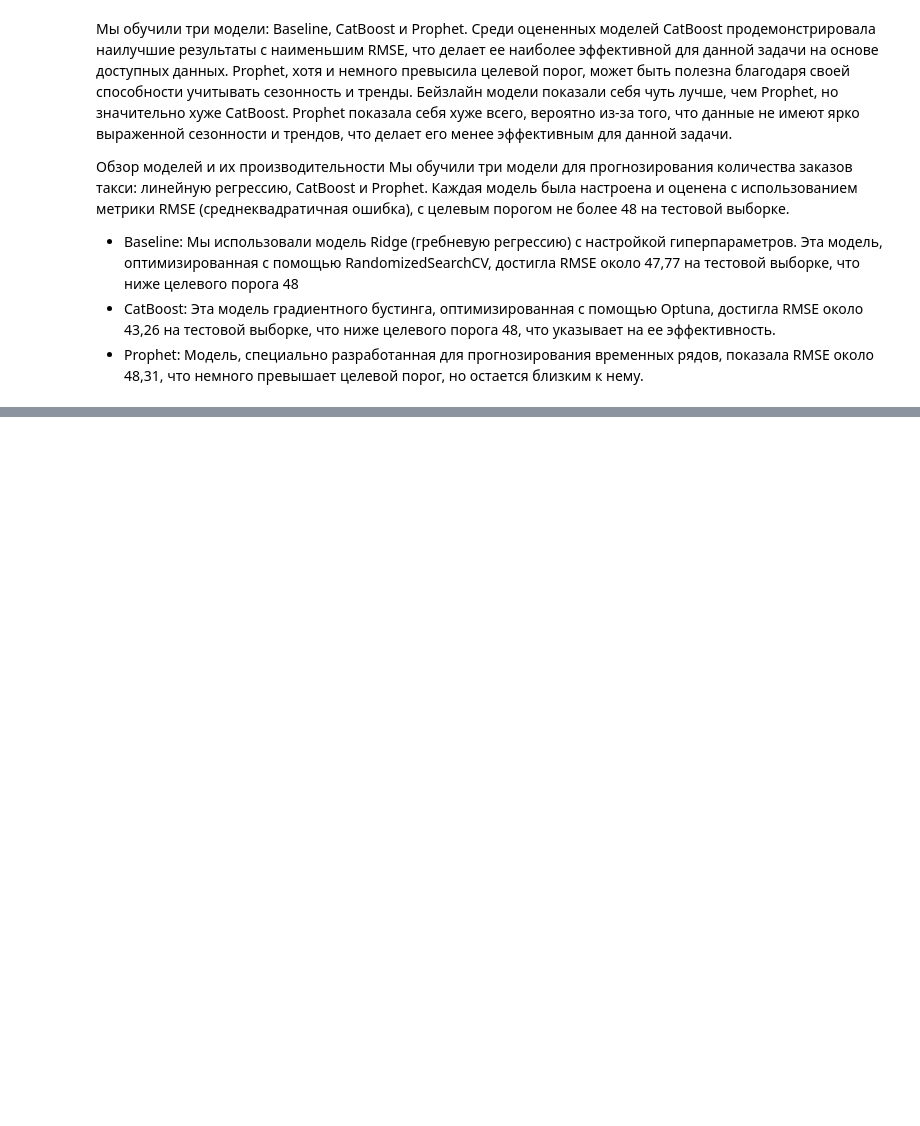
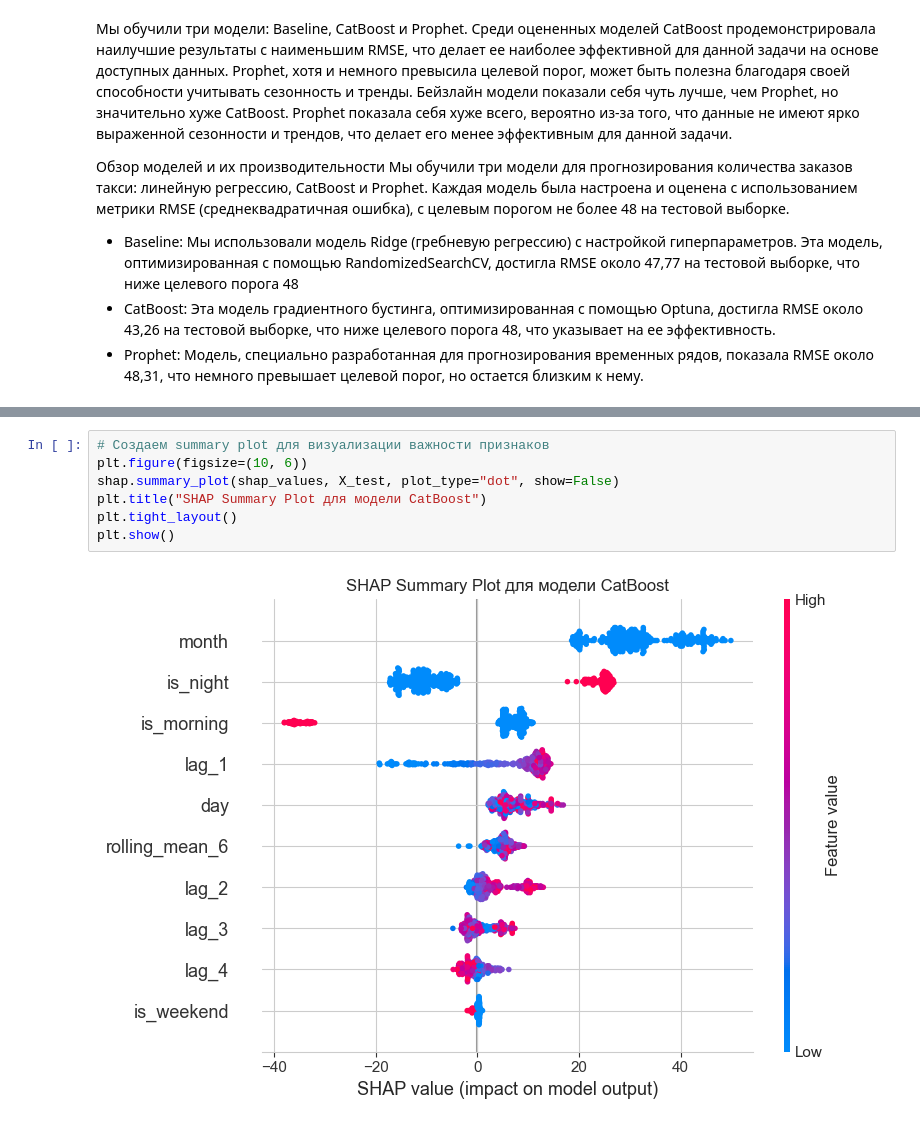
Before and after one commit to Moncervers/taxi_orders_prediction, a Jupyter notebook: project_notebook.ipynb, the cells around one changed output, grey strips where cells are left out. Saved outputs shown, nothing was run; the diff lists cells and outputs as text; blank space fills up the shorter version.

```diff
--- a/project_notebook.ipynb
+++ b/project_notebook.ipynb
@@ -849,0 +874,9 @@ root_mean_squared_error(
+# %%
+# Создаем summary plot для визуализации важности признаков
+plt.figure(figsize=(10, 6))
+shap.summary_plot(shap_values, X_test, plot_type="dot", show=False)
+plt.title("SHAP Summary Plot для модели CatBoost")
+plt.tight_layout()
+plt.show()
+# %% [output]
+[figure, added]
```
Also changed, not shown: parts of 9 cells of this notebook.
